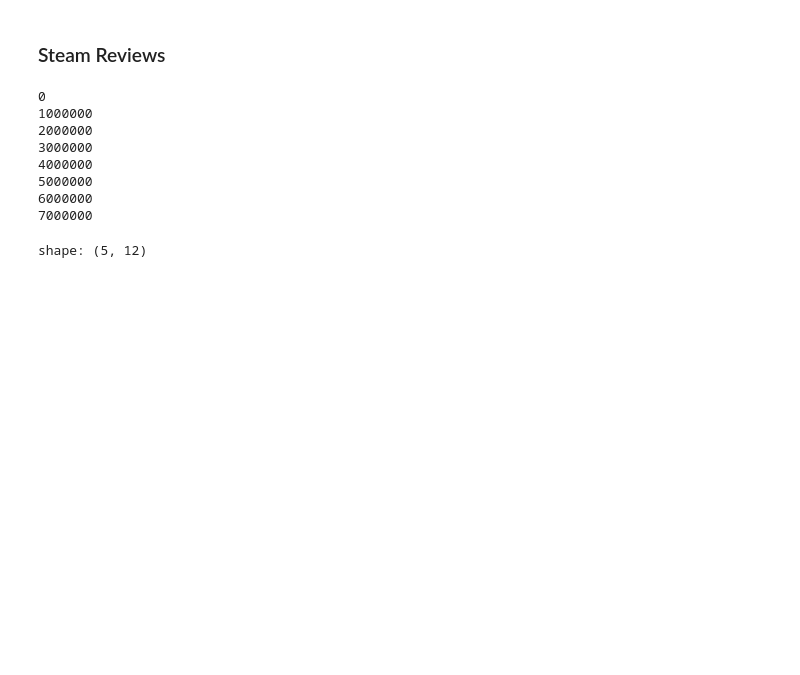
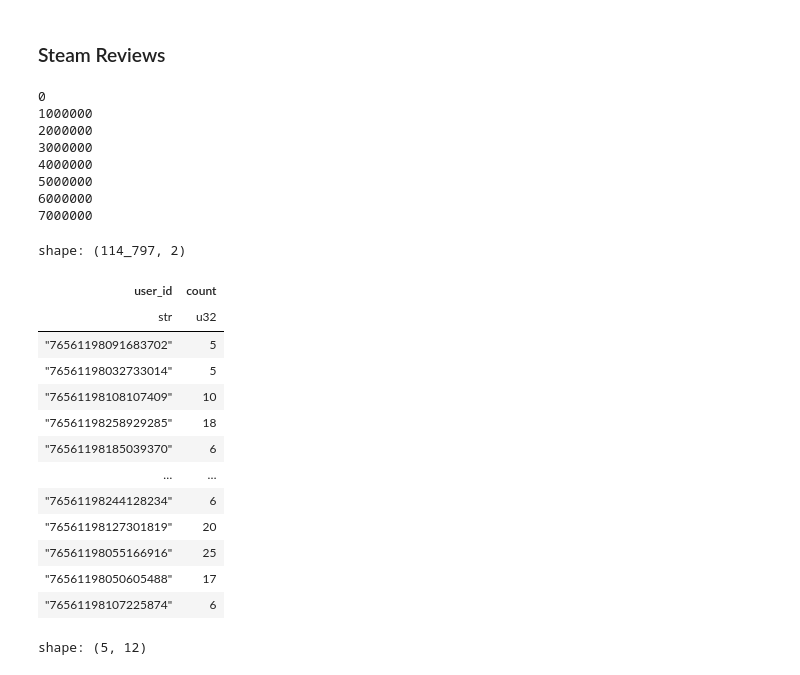
Before and after one commit to onichmath/Steam-Sequential-Recommender, a Jupyter notebook: DataExtraction.ipynb, the cells around one changed output. Drawn from its saved outputs; the diff is of its cells as text; code cells hidden in the pictures; blank space fills up the shorter version.

```diff
--- a/DataExtraction.ipynb
+++ b/DataExtraction.ipynb
@@ -109,6 +109,23 @@ reviews_df = get_lazyframe_from_file_path(steam_reviews_path)
 5000000
 6000000
 7000000
+# %%
+reviews_df.group_by("user_id").agg(pl.count("user_id").alias("count")).filter(pl.col("count") >= 5).collect()
+# %% [output]
+shape: (114_797, 2)
+| user_id | count |
+| str | u32 |
+| "76561198091683702" | 5 |
+| "76561198032733014" | 5 |
+| "76561198108107409" | 10 |
+| "76561198258929285" | 18 |
+| "76561198185039370" | 6 |
+| … | … |
+| "76561198244128234" | 6 |
+| "76561198127301819" | 20 |
+| "76561198055166916" | 25 |
+| "76561198050605488" | 17 |
+| "76561198107225874" | 6 |
 # %%
 reviews_df.head().collect()
 # %% [output]
```
Also changed, not shown: parts of 11 cells of this notebook, 4 other files.
